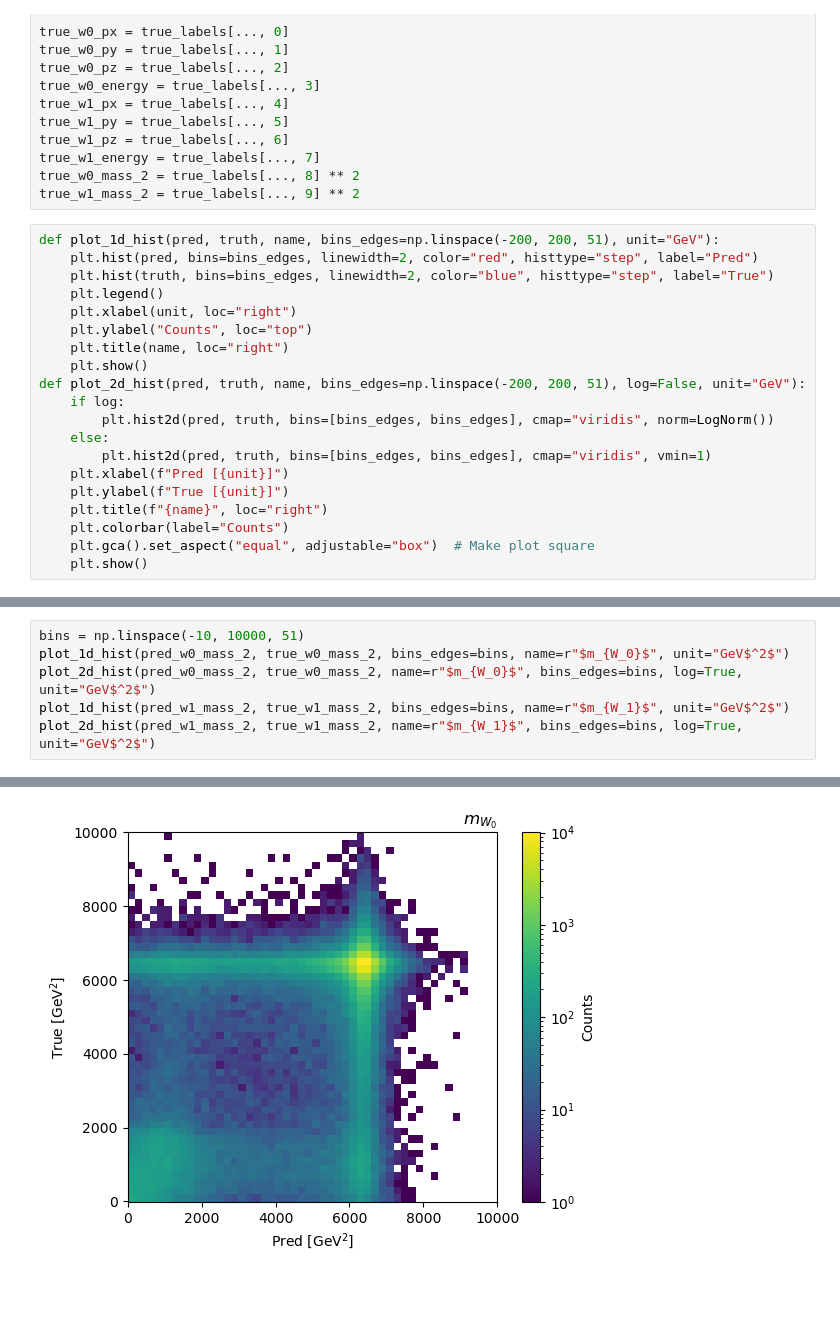
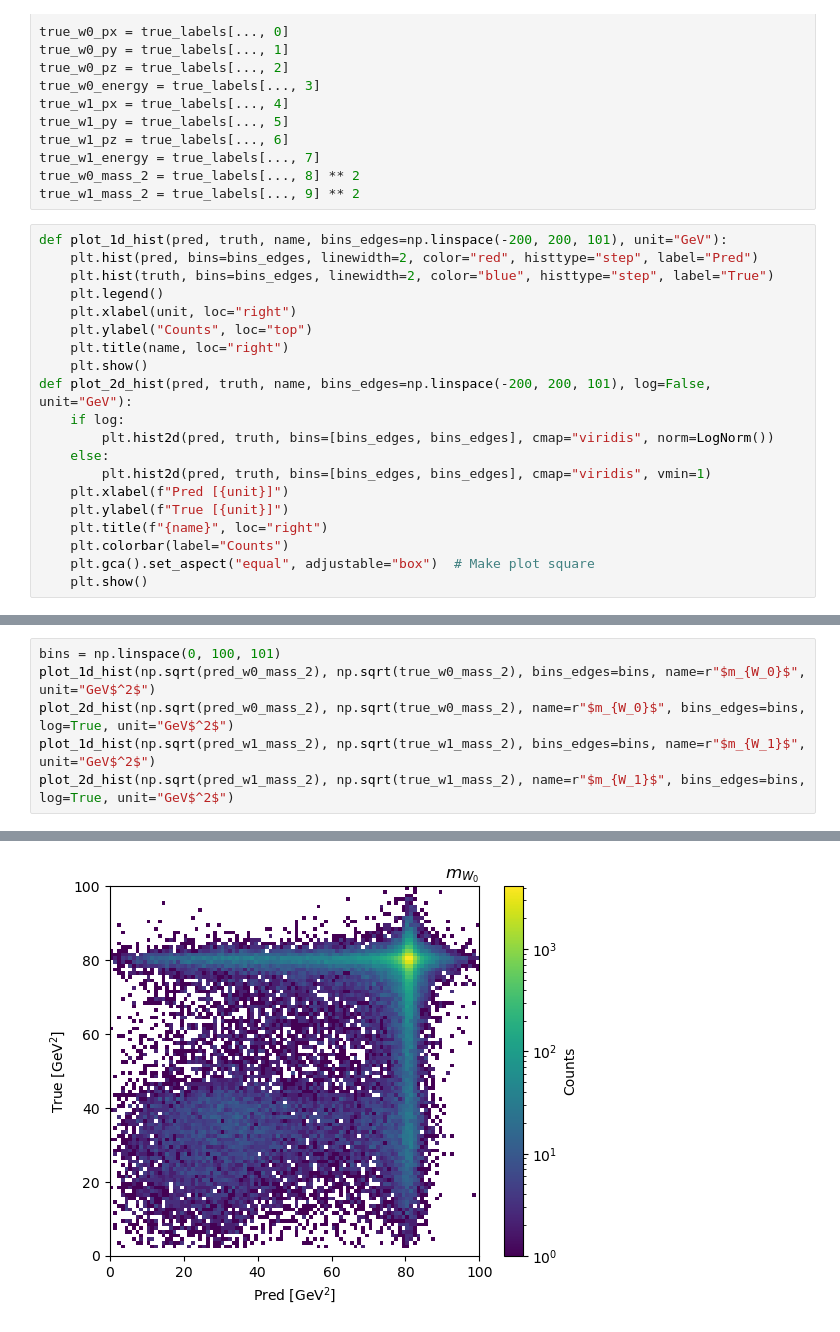
Before and after one commit to yygarypeng/ww-pcres, a Jupyter notebook: visualize.ipynb, the cells around one changed output, grey strips where cells are left out. Saved outputs shown, nothing was run; the diff lists cells and outputs as text; blank space fills up the shorter version.

```diff
--- a/visualize.ipynb
+++ b/visualize.ipynb
@@ -74,7 +74,7 @@ true_w1_energy = true_labels[..., 7]
 true_w0_mass_2 = true_labels[..., 8] ** 2
 true_w1_mass_2 = true_labels[..., 9] ** 2
 # %%
-def plot_1d_hist(pred, truth, name, bins_edges=np.linspace(-200, 200, 51), unit="GeV"):
+def plot_1d_hist(pred, truth, name, bins_edges=np.linspace(-200, 200, 101), unit="GeV"):
 	plt.hist(pred, bins=bins_edges, linewidth=2, color="red", histtype="step", label="Pred")
 	plt.hist(truth, bins=bins_edges, linewidth=2, color="blue", histtype="step", label="True")
 	plt.legend()
@@ -82,7 +82,7 @@ def plot_1d_hist(pred, truth, name, bins_edges=np.linspace(-200, 200, 51), unit=
 	plt.ylabel("Counts", loc="top")
 	plt.title(name, loc="right")
 	plt.show()
-def plot_2d_hist(pred, truth, name, bins_edges=np.linspace(-200, 200, 51), log=False, unit="GeV"):
+def plot_2d_hist(pred, truth, name, bins_edges=np.linspace(-200, 200, 101), log=False, unit="GeV"):
     if log:
         plt.hist2d(pred, truth, bins=[bins_edges, bins_edges], cmap="viridis", norm=LogNorm())
     else:
@@ -129,7 +129,7 @@ plot_2d_hist(pred_w1_energy, true_w1_energy, name=r"$E^{W_1}$", bins_edges=bins,
 # %%
-bins = np.linspace(-10, 10000, 51)
-plot_1d_hist(pred_w0_mass_2, true_w0_mass_2, bins_edges=bins, name=r"$m_{W_0}$", unit="GeV$^2$")
-plot_2d_hist(pred_w0_mass_2, true_w0_mass_2, name=r"$m_{W_0}$", bins_edges=bins, log=True, unit="GeV$^2$")
-plot_1d_hist(pred_w1_mass_2, true_w1_mass_2, bins_edges=bins, name=r"$m_{W_1}$", unit="GeV$^2$")
-plot_2d_hist(pred_w1_mass_2, true_w1_mass_2, name=r"$m_{W_1}$", bins_edges=bins, log=True, unit="GeV$^2$")
+bins = np.linspace(0, 100, 101)
+plot_1d_hist(np.sqrt(pred_w0_mass_2), np.sqrt(true_w0_mass_2), bins_edges=bins, name=r"$m_{W_0}$", unit="GeV$^2$")
+plot_2d_hist(np.sqrt(pred_w0_mass_2), np.sqrt(true_w0_mass_2), name=r"$m_{W_0}$", bins_edges=bins, log=True, unit="GeV$^2$")
+plot_1d_hist(np.sqrt(pred_w1_mass_2), np.sqrt(true_w1_mass_2), bins_edges=bins, name=r"$m_{W_1}$", unit="GeV$^2$")
+plot_2d_hist(np.sqrt(pred_w1_mass_2), np.sqrt(true_w1_mass_2), name=r"$m_{W_1}$", bins_edges=bins, log=True, unit="GeV$^2$")
 # %% [output]
@@ -137 +137 @@ plot_2d_hist(pred_w1_mass_2, true_w1_mass_2, name=r"$m_{W_1}$", bins_edges=bins,
-[figure, old version]
+[figure, new version]
```
Also changed, not shown: parts of 6 cells of this notebook, 9 other files.
